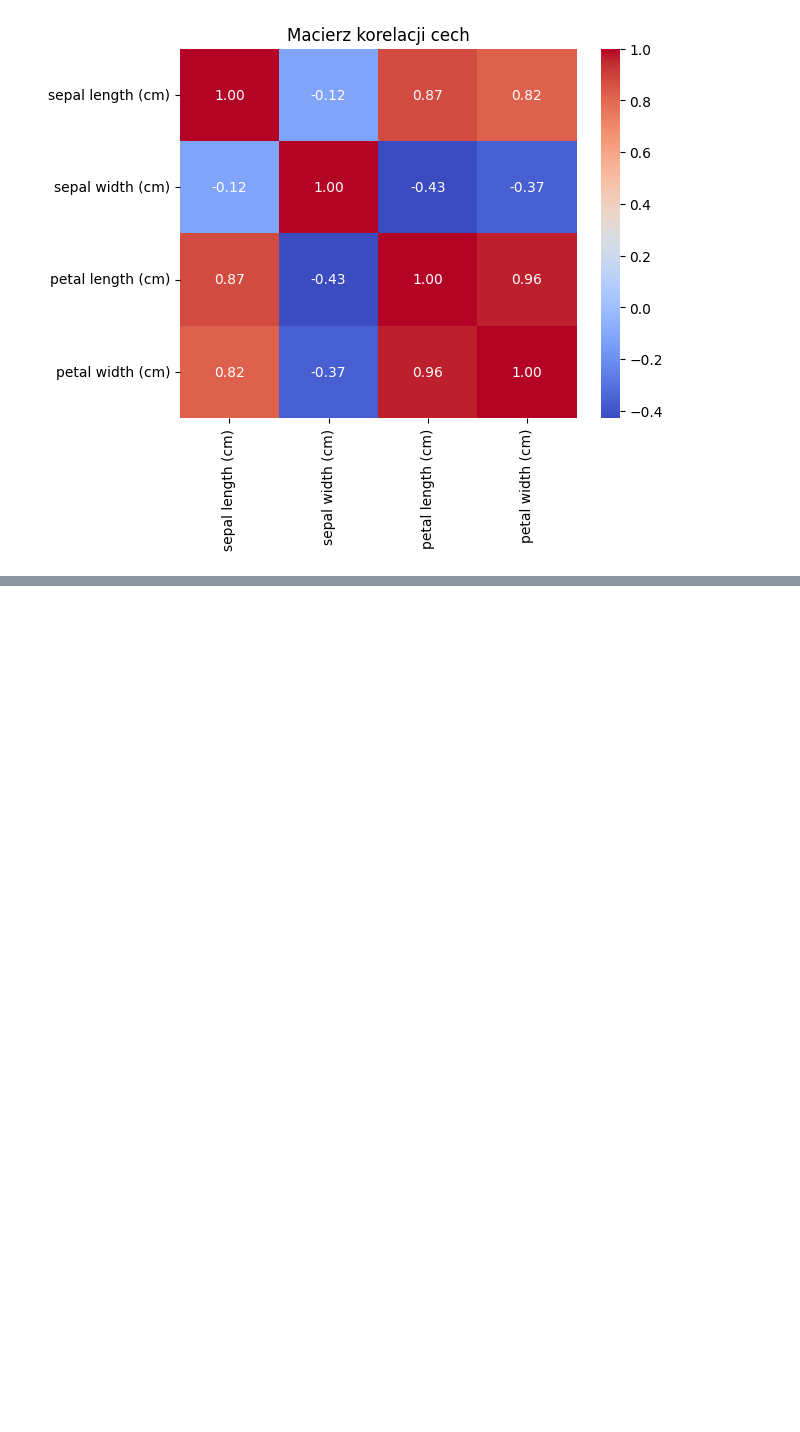
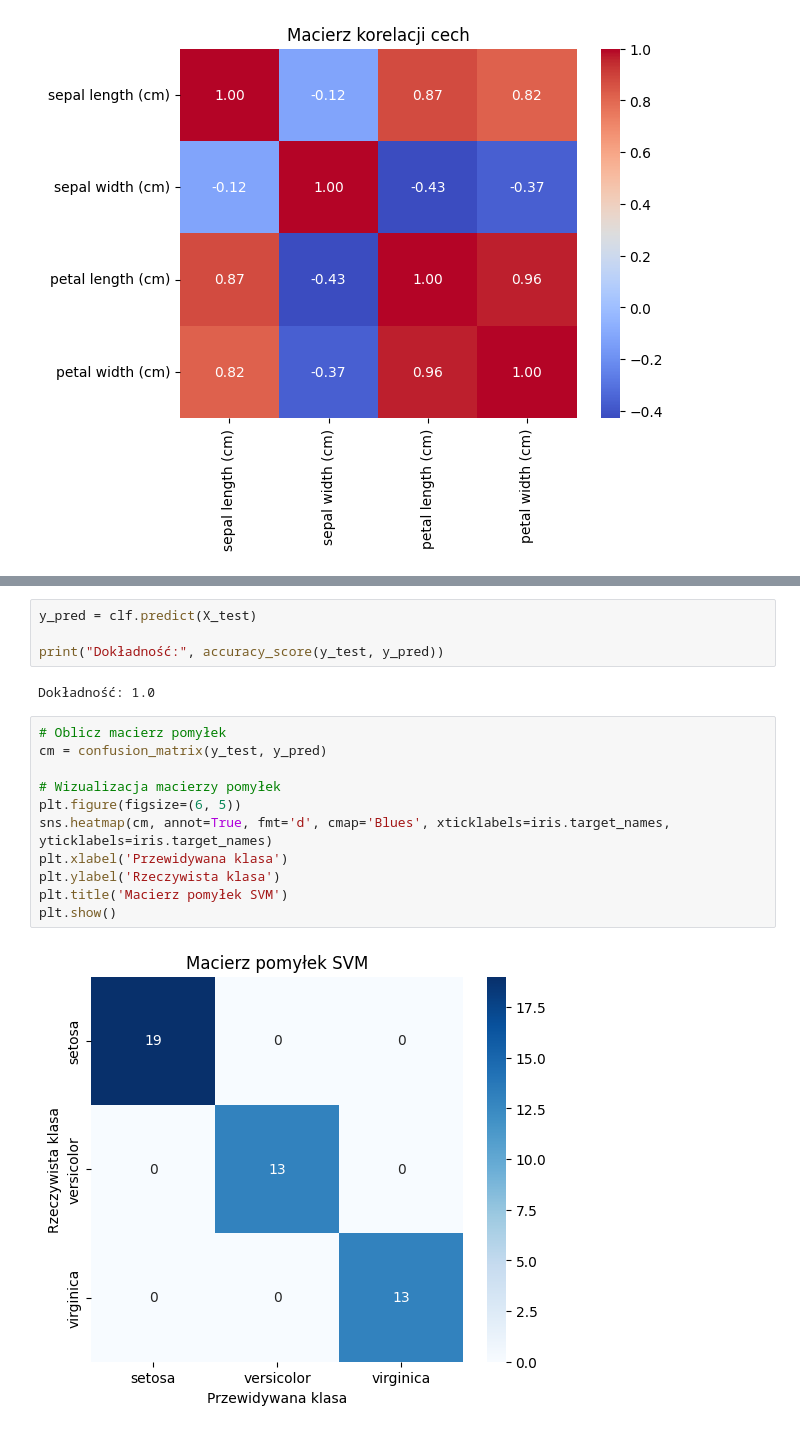
Before and after one commit to pawelzeja098/ML-Labs, a Jupyter notebook: lab6_SVM/svm.ipynb, the cells around one changed output, grey strips where cells are left out. Saved outputs shown, nothing was run; the diff lists cells and outputs as text; blank space fills up the shorter version.

```diff
--- a/lab6_SVM/svm.ipynb
+++ b/lab6_SVM/svm.ipynb
@@ -229,0 +274,19 @@ ValueError: X has 2 features, but SVC is expecting 4 features as input.
+# %%
+y_pred = clf.predict(X_test)
+
+print("Dokładność:", accuracy_score(y_test, y_pred))
+# %% [output]
+Dokładność: 1.0
+# %%
+# Oblicz macierz pomyłek
+cm = confusion_matrix(y_test, y_pred)
+
+# Wizualizacja macierzy pomyłek
+plt.figure(figsize=(6, 5))
+sns.heatmap(cm, annot=True, fmt='d', cmap='Blues', xticklabels=iris.target_names, yticklabels=iris.target_names)
+plt.xlabel('Przewidywana klasa')
+plt.ylabel('Rzeczywista klasa')
+plt.title('Macierz pomyłek SVM')
+plt.show()
+# %% [output]
+[figure, added]
```
Also changed, not shown: parts of 16 cells of this notebook.
